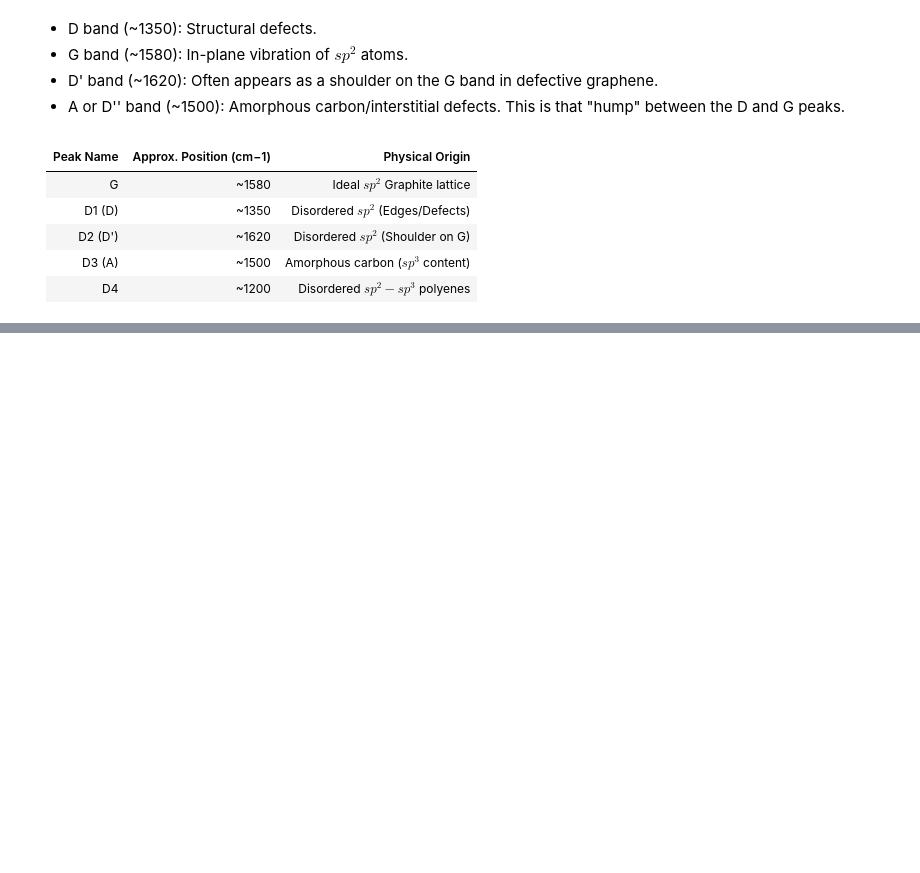
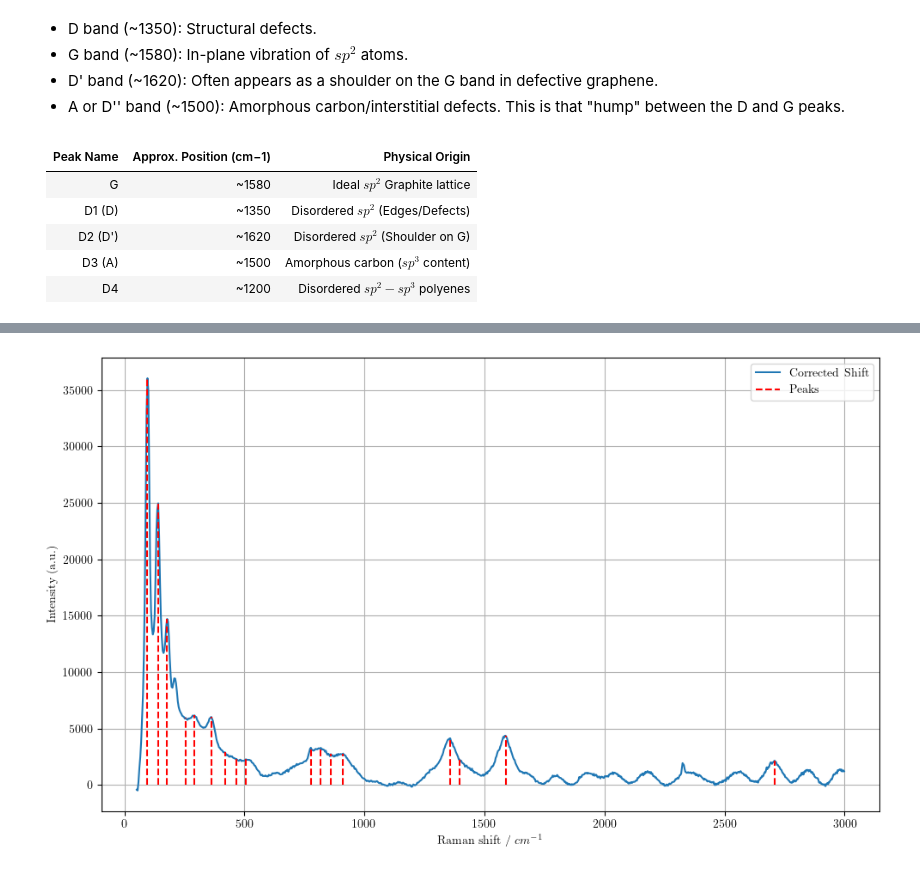
Before and after one commit to XXLutz13/Master_data, a Jupyter notebook: Raman/Ni2Si_foront_side.ipynb, the cells around one changed output, grey strips where cells are left out. Cells and saved outputs as stored; diff of their text form; code cells hidden in the pictures; blank space fills up the shorter version.

```diff
--- a/Raman/Ni2Si_foront_side.ipynb
+++ b/Raman/Ni2Si_foront_side.ipynb
@@ -186,0 +207,6 @@ plt.show()
+# %%
+# peaks_idx, _ = signal.find_peaks(data['Norm_Intensity'], distance=10, height=0.05)
+peaks_idx, _ = signal.find_peaks(data['Corrected Intensity'], distance=10, height=2000)
+
+peaks = data.loc[peaks_idx, 'Raman shift']
+print(peaks)
@@ -186,0 +232,15 @@ plt.show()
+# %%
+fig, ax = plt.subplots(figsize=(10, 6))
+
+ax.plot(data['Raman shift'], data['Corrected Intensity'], label=f'Corrected Shift')
+plt.vlines(peaks.values, ymin=0, ymax=data['Corrected Intensity'].iloc[peaks_idx], color='red', linestyle='--', label='Peaks')
+
+plt.xlabel("Raman shift / $cm^{-1}$")
+plt.ylabel("Intensity (a.u.)")
+plt.legend()
+plt.tight_layout()
+plt.grid(True)
+# plt.savefig(f'../Images/{name}.pdf', dpi=500)
+plt.show()
+# %% [output]
+[figure, added]
```
Also changed, not shown: parts of 5 cells of this notebook.
